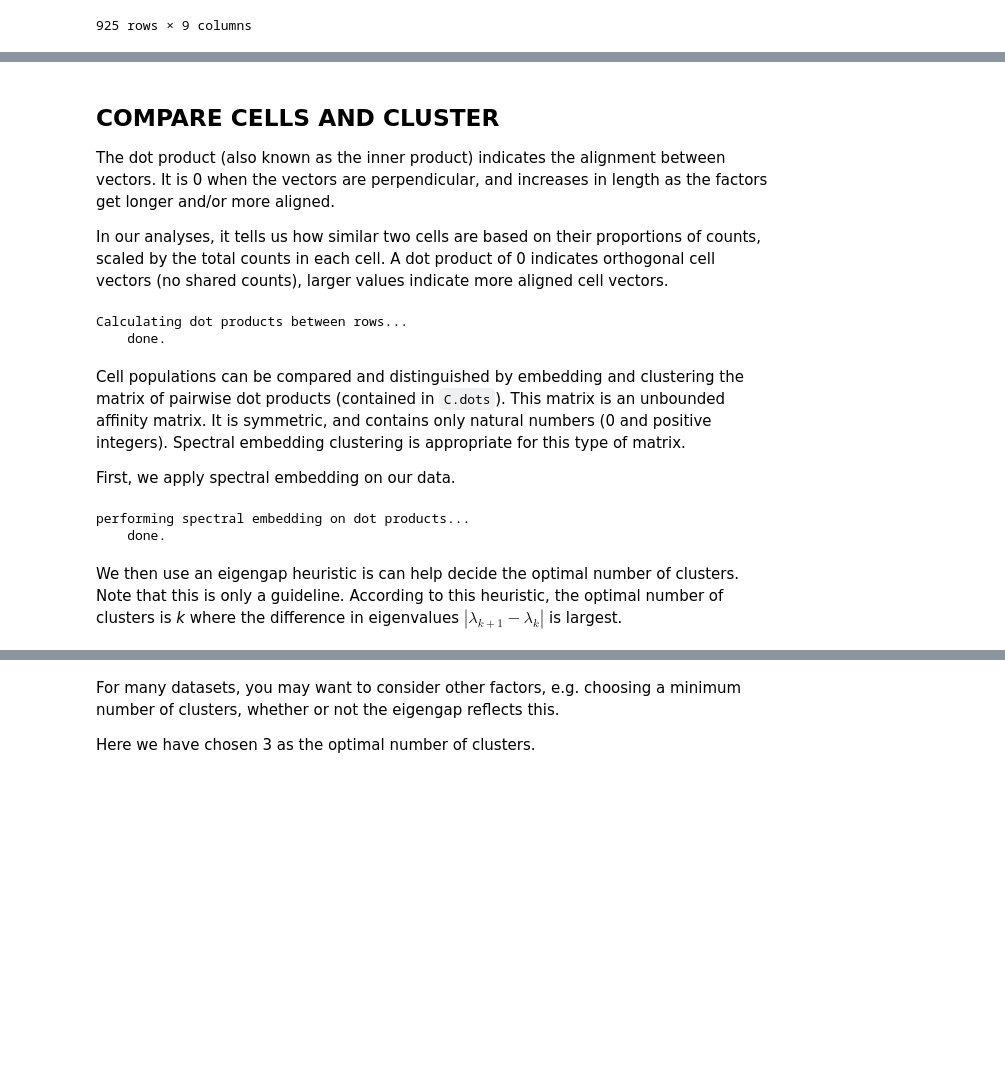
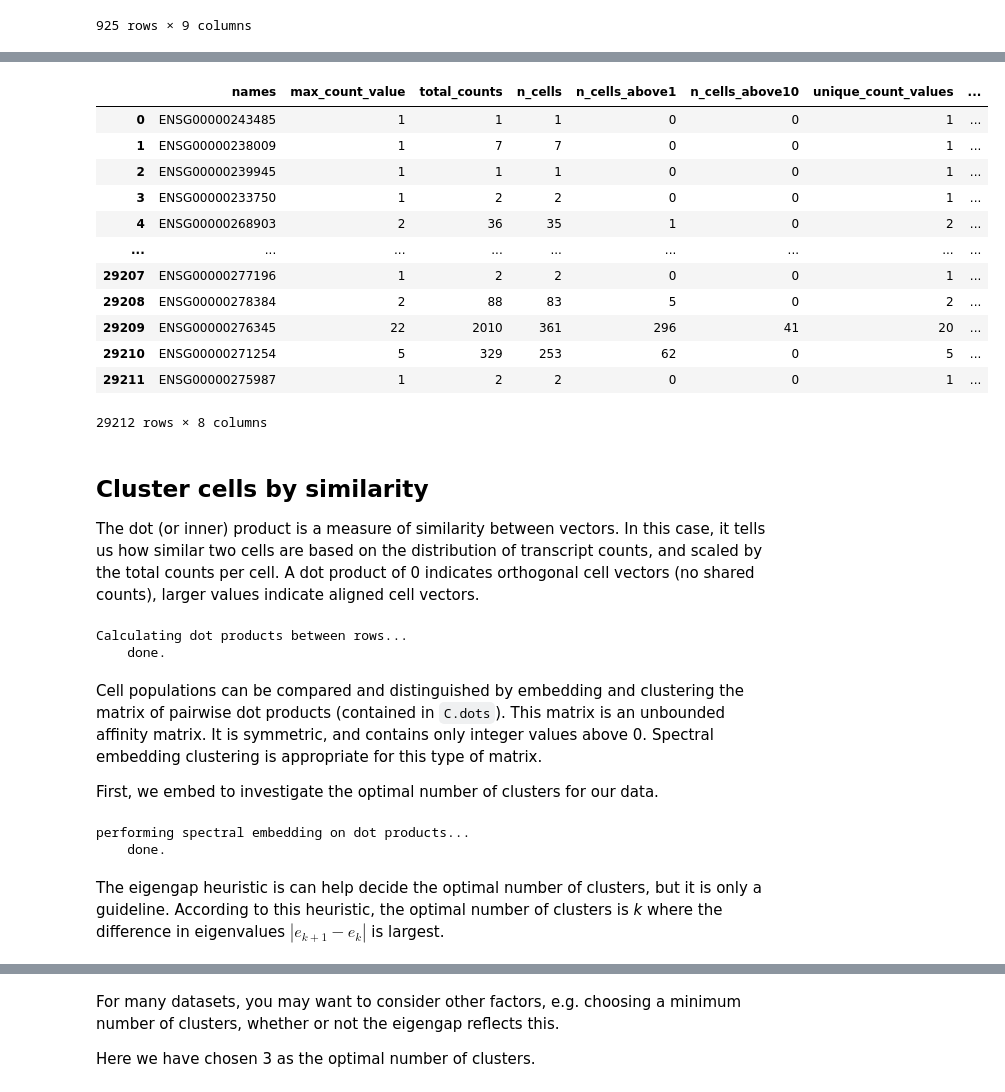
Before and after one commit to shchurch/countland, a Jupyter notebook: countland-py/vignette_tutorial.ipynb, the cells around one changed output, grey strips where cells are left out. Saved outputs shown, nothing was run; the diff lists cells and outputs as text; code cells hidden in the pictures; blank space fills up the shorter version.

```diff
--- a/countland-py/vignette_tutorial.ipynb
+++ b/countland-py/vignette_tutorial.ipynb
@@ -172,25 +100,40 @@ C.PlotGeneCounts(gene_indices)
+# %%
+C.ScoreGenes()
+C.gene_scores
+# %% [output]
+|  | names | max_count_value | total_counts | n_cells | n_cells_above1 | n_cells_above10 | unique_count_values | ... |
+| 0 | ENSG00000243485 | 1 | 1 | 1 | 0 | 0 | 1 | ... |
+| 1 | ENSG00000238009 | 1 | 7 | 7 | 0 | 0 | 1 | ... |
+| 2 | ENSG00000239945 | 1 | 1 | 1 | 0 | 0 | 1 | ... |
+| 3 | ENSG00000233750 | 1 | 2 | 2 | 0 | 0 | 1 | ... |
+| 4 | ENSG00000268903 | 2 | 36 | 35 | 1 | 0 | 2 | ... |
+| ... | ... | ... | ... | ... | ... | ... | ... | ... |
+| 29207 | ENSG00000277196 | 1 | 2 | 2 | 0 | 0 | 1 | ... |
+| 29208 | ENSG00000278384 | 2 | 88 | 83 | 5 | 0 | 2 | ... |
+| 29209 | ENSG00000276345 | 22 | 2010 | 361 | 296 | 41 | 20 | ... |
+| 29210 | ENSG00000271254 | 5 | 329 | 253 | 62 | 0 | 5 | ... |
+| 29211 | ENSG00000275987 | 1 | 2 | 2 | 0 | 0 | 1 | ... |
+29212 rows × 8 columns
 # %% [markdown]
-## COMPARE CELLS AND CLUSTER
+## Cluster cells by similarity
 
-The dot product (also known as the inner product) indicates the alignment between vectors. It is 0 when the vectors are perpendicular, and increases in length as the factors get longer and/or more aligned.
-
-In our analyses, it tells us how similar two cells are based on their proportions of counts, scaled by the total counts in each cell. A dot product of 0 indicates orthogonal cell vectors (no shared counts), larger values indicate more aligned cell vectors.
+The dot (or inner) product is a measure of similarity between vectors. In this case, it tells us how similar two cells are based on the distribution of transcript counts, and scaled by the total counts per cell. A dot product of 0 indicates orthogonal cell vectors (no shared counts), larger values indicate aligned cell vectors.
 # %%
 C.Dot()
 # %% [output]
 Calculating dot products between rows...
     done.
 # %% [markdown]
-Cell populations can be compared and distinguished by embedding and clustering the matrix of pairwise dot products (contained in `C.dots`). This matrix is an unbounded affinity matrix. It is symmetric, and contains only natural numbers (0 and positive integers). Spectral embedding clustering is appropriate for this type of matrix.
+Cell populations can be compared and distinguished by embedding and clustering the matrix of pairwise dot products (contained in `C.dots`). This matrix is an unbounded affinity matrix. It is symmetric, and contains only integer values above 0. Spectral embedding clustering is appropriate for this type of matrix.
 
-First, we apply spectral embedding on our data.
+First, we embed to investigate the optimal number of clusters for our data.
 # %%
 C.Embed()
 # %% [output]
 performing spectral embedding on dot products...
     done.
 # %% [markdown]
-We then use an eigengap heuristic is can help decide the optimal number of clusters. Note that this is only a guideline. According to this heuristic, the optimal number of clusters is _k_ where the difference in eigenvalues $ | \lambda_{k+1} - \lambda_{k} | $ is largest.
+The eigengap heuristic is can help decide the optimal number of clusters, but it is only a guideline. According to this heuristic, the optimal number of clusters is _k_ where the difference in eigenvalues $ | e_{k+1} - e_{k} | $ is largest.
 # %%
 C.PlotEigengap()
 # %% [output]
```
Also changed, not shown: parts of 34 cells of this notebook, 2 other files.
